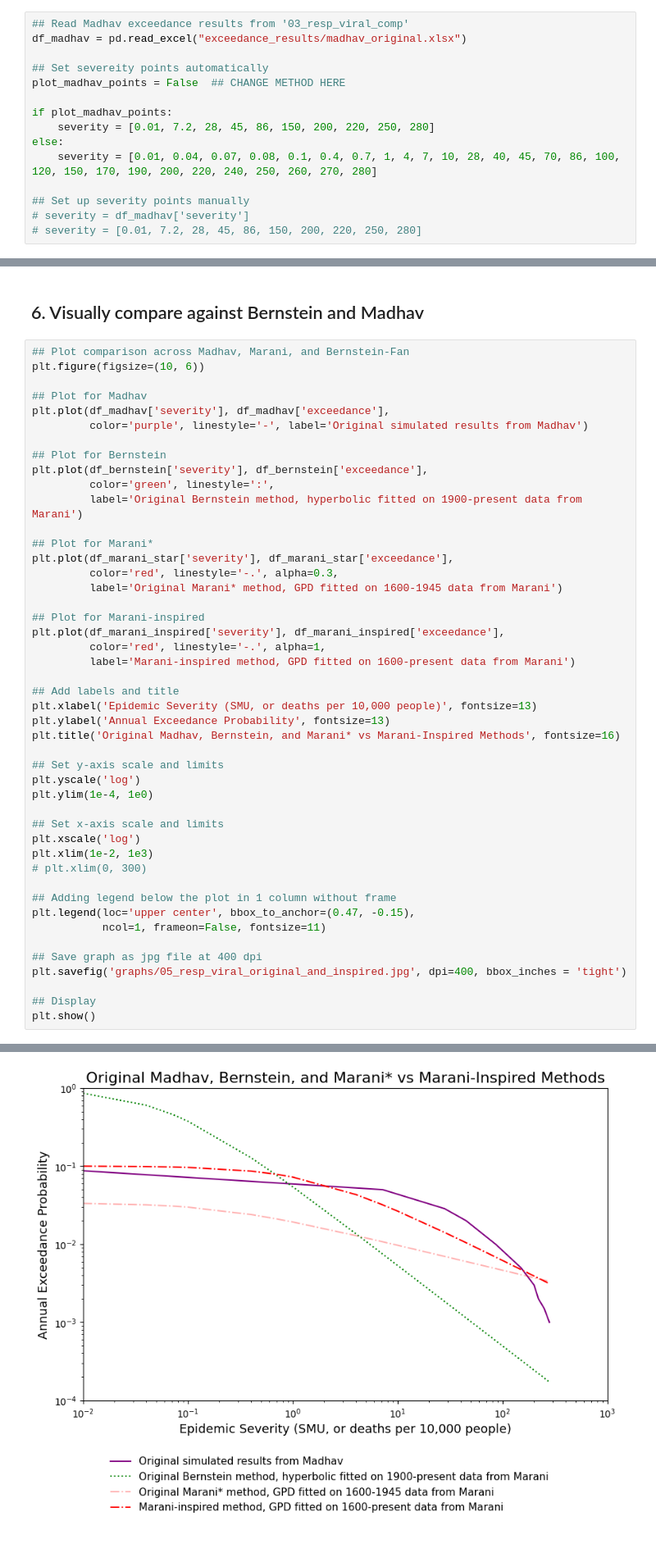
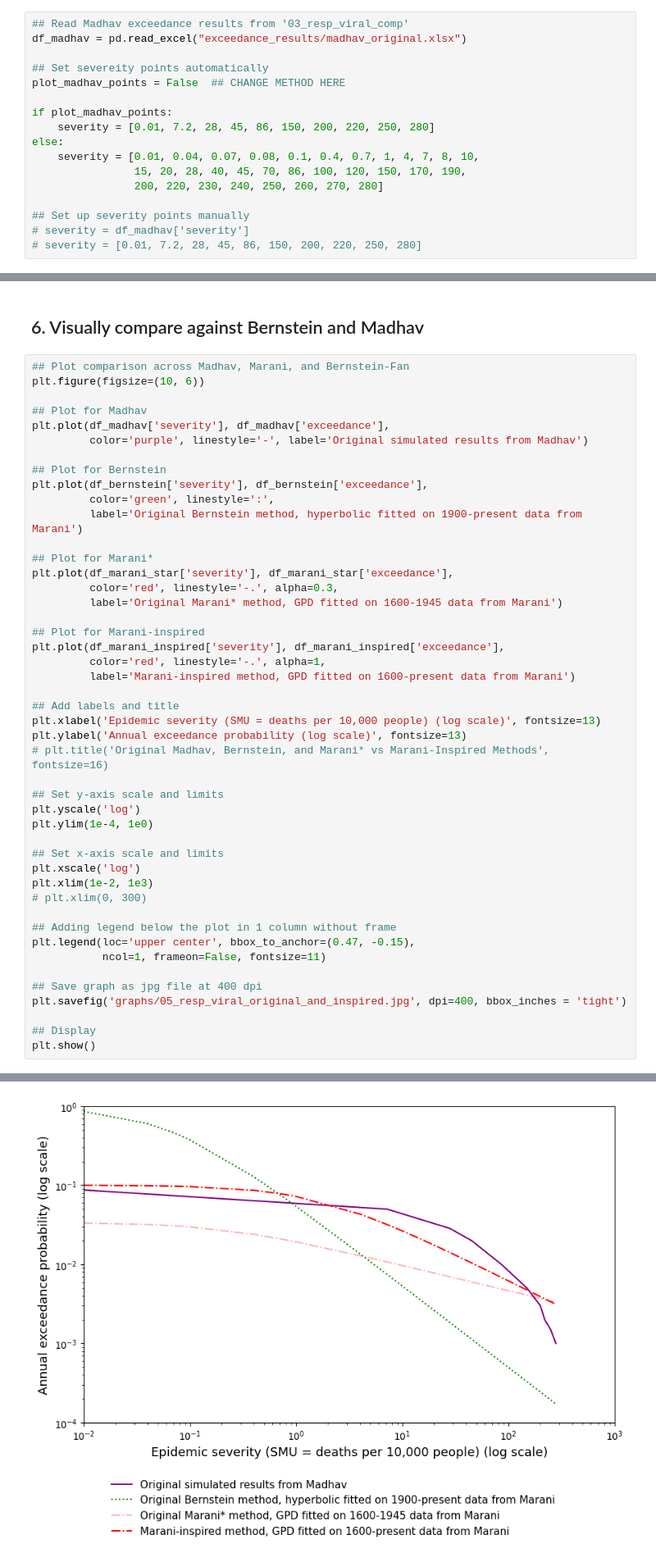
Before and after one commit to DevInnovationLab/pandemic_model_public, a Jupyter notebook: pandemic-loss-modeling/05_marani_inspired_model.ipynb, the cells around one changed output, grey strips where cells are left out. Shown at 82% size. Saved outputs shown, nothing was run; the diff lists cells and outputs as text.

Commit message:
Updated graph titles and labels

```diff
--- a/pandemic-loss-modeling/05_marani_inspired_model.ipynb
+++ b/pandemic-loss-modeling/05_marani_inspired_model.ipynb
@@ -59,7 +59,9 @@ plot_madhav_points = False  ## CHANGE METHOD HERE
 if plot_madhav_points:
     severity = [0.01, 7.2, 28, 45, 86, 150, 200, 220, 250, 280]
 else:
-    severity = [0.01, 0.04, 0.07, 0.08, 0.1, 0.4, 0.7, 1, 4, 7, 10, 28, 40, 45, 70, 86, 100, 120, 150, 170, 190, 200, 220, 240, 250, 260, 270, 280]
+    severity = [0.01, 0.04, 0.07, 0.08, 0.1, 0.4, 0.7, 1, 4, 7, 8, 10,
+                15, 20, 28, 40, 45, 70, 86, 100, 120, 150, 170, 190,
+                200, 220, 230, 240, 250, 260, 270, 280]
 
 ## Set up severity points manually
 # severity = df_madhav['severity']
@@ -452,9 +453,9 @@ plt.plot(df_marani_inspired['severity'], df_marani_inspired['exceedance'],
          label='Marani-inspired method, GPD fitted on 1600-present data from Marani')
 
 ## Add labels and title
-plt.xlabel('Epidemic Severity (SMU, or deaths per 10,000 people)', fontsize=13)
-plt.ylabel('Annual Exceedance Probability', fontsize=13)
-plt.title('Original Madhav, Bernstein, and Marani* vs Marani-Inspired Methods', fontsize=16)
+plt.xlabel('Epidemic severity (SMU = deaths per 10,000 people) (log scale)', fontsize=13)
+plt.ylabel('Annual exceedance probability (log scale)', fontsize=13)
+# plt.title('Original Madhav, Bernstein, and Marani* vs Marani-Inspired Methods', fontsize=16)
 
 ## Set y-axis scale and limits
 plt.yscale('log')
@@ -489,4 +489,4 @@ Text(0.5, 1.0, 'Original Madhav, Bernstein, and Marani* vs Marani-Inspired Metho
-[figure, old version]
+[figure, new version]
 # %%
 ## Plot comparison across Madhav, Marani, and Bernstein-Fan
 plt.figure(figsize=(10, 6))
```
Also changed, not shown: parts of 6 cells of this notebook, 28 other files.
